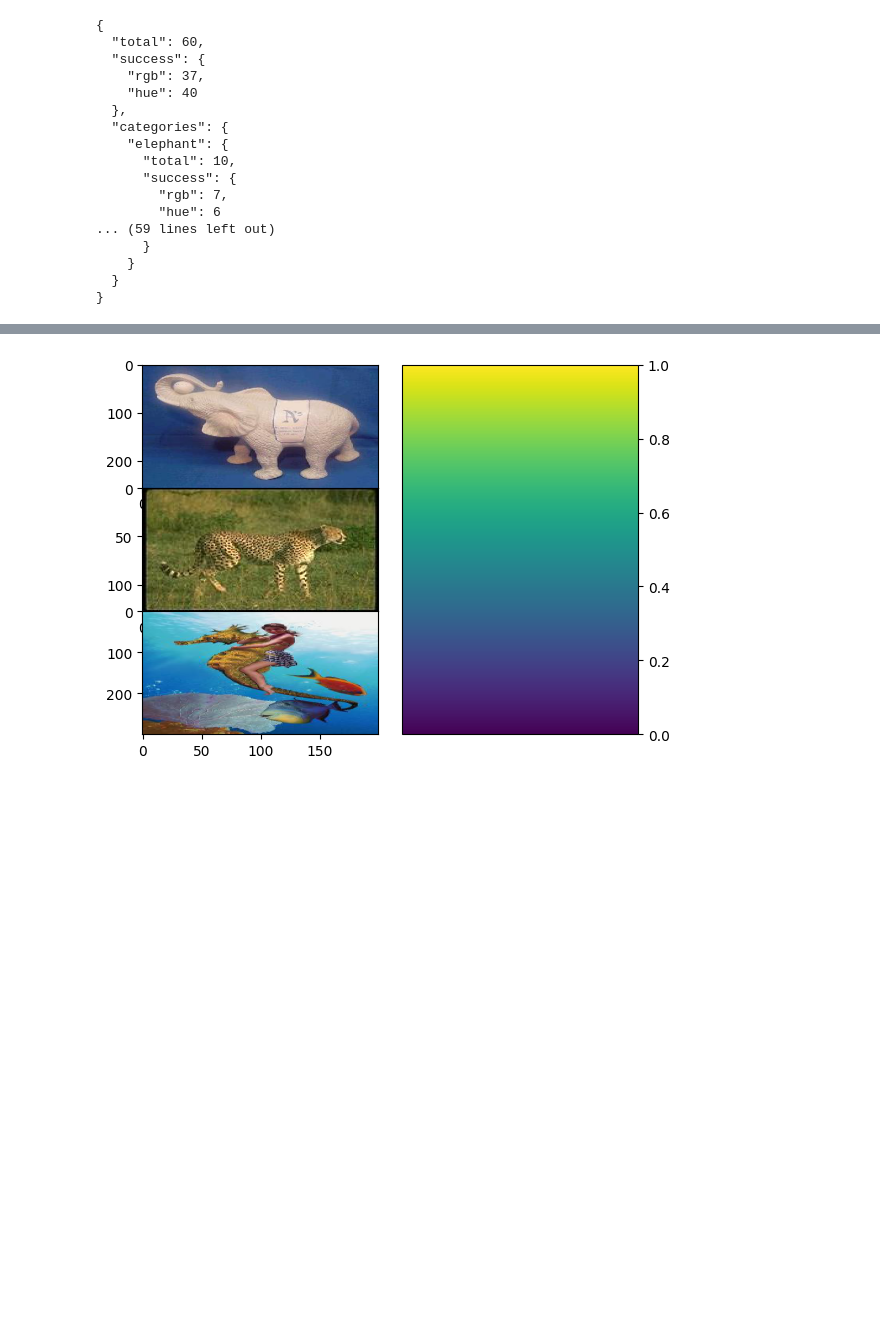
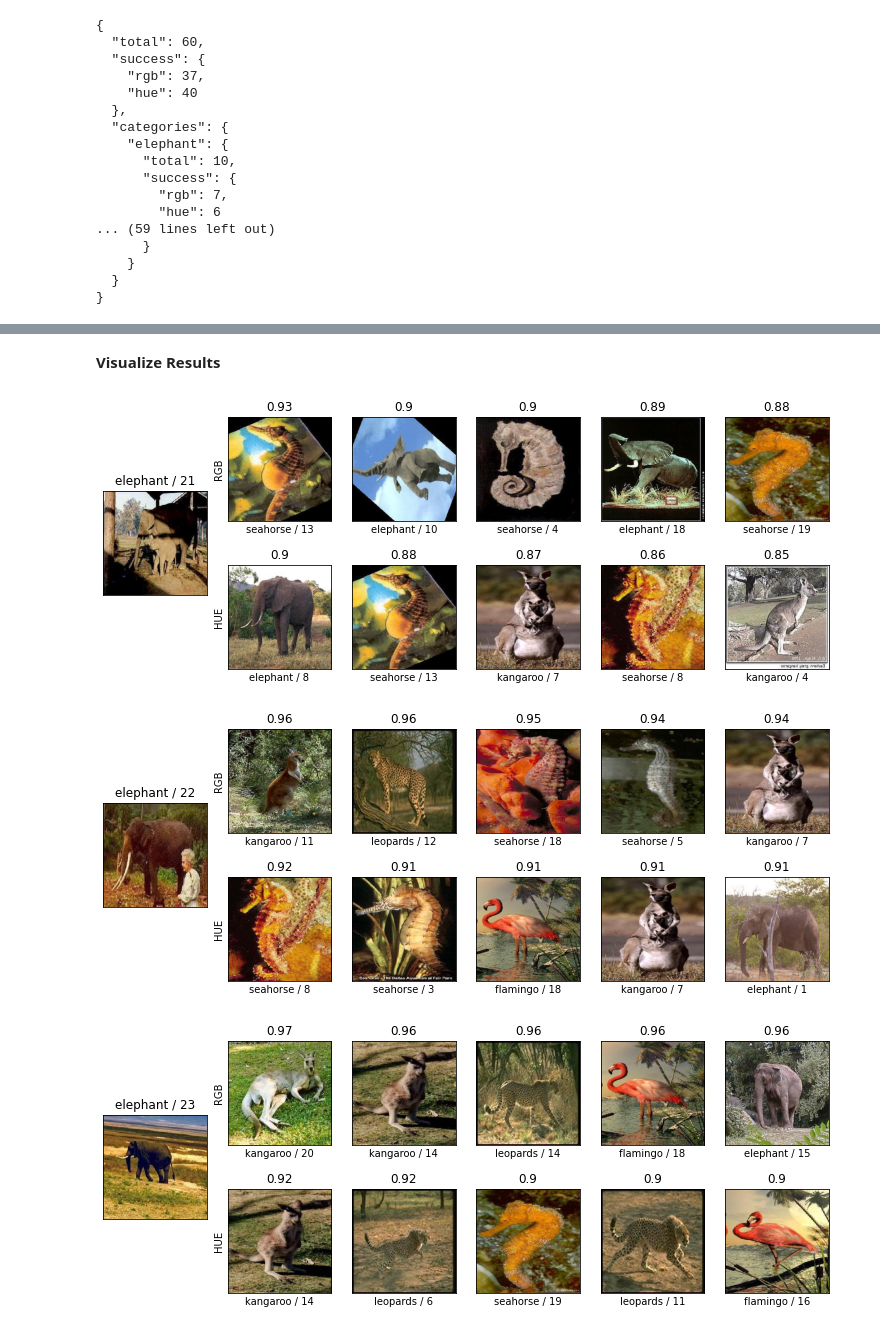
Before and after one commit to ramesaliyev/image-processing-101, a Jupyter notebook: projects/02_image_retrieval/solution/solution.ipynb, the cells around one changed output, grey strips where cells are left out. Saved outputs shown, nothing was run; the diff lists cells and outputs as text; code cells hidden in the pictures; blank space fills up the shorter version.

Commit message:
project2: complete result printing

```diff
--- a/projects/02_image_retrieval/solution/solution.ipynb
+++ b/projects/02_image_retrieval/solution/solution.ipynb
@@ -310,22 +279,46 @@ plt.show()
-# %%
-import matplotlib.pyplot as plt
-import numpy as np; np.random.seed(1)
-import matplotlib.gridspec as gridspec
-
-gs = gridspec.GridSpec(3, 2, width_ratios=[1,1])
-fig = plt.figure()
-fig.subplots_adjust(wspace=0.1, hspace=0)
-
-ims = [im1, im2, im3, im4]
-
-norm=plt.Normalize(0,1)
-for i in range(3):
-    ax = fig.add_subplot(gs[i,0])
-    im= ax.imshow(ims[i], norm=norm, aspect="auto")
-
-cax = fig.add_subplot(gs[:,1])
-fig.colorbar(im, cax=cax)
-
-plt.show()
-# %% [output]
-[figure, removed]
+# %% [markdown]
+**Visualize Results**
+# %%
+from PIL import Image
+import re
+
+plt.rcParams.update({'figure.max_open_warning': 0})
+
+def renderGridCell(pos, path, grid={}):
+    im = Image.open(path)
+    size = min(im.size)
+    im = im.resize((size, size), Image.ANTIALIAS)
+
+    ax = plt.subplot2grid((2, 6), pos, **grid)
+    ax.tick_params(bottom=False, labelbottom=False, left=False, labelleft=False)
+    ax.imshow(im)
+
+    if (pos == (0, 1)): ax.set_ylabel('RGB')
+    if (pos == (1, 1)): ax.set_ylabel('HUE')
+
+    return ax
+
+def parseTitle(item):
+    index = int(re.findall(r'\d+', item['path'])[0])
+    return f"{item['category']} / {index}"
+
+for result in results[0:5]:
+    fig = plt.figure()
+
+    ax = renderGridCell((0,0), result['path'], {'rowspan':2})
+    ax.set_title(parseTitle(result))
+
+    groups = ['rgb', 'hue']
+    for j, group in enumerate(groups):
+        subset = result[group]['results']
+        for i, item in enumerate(subset):
+            ax = renderGridCell((j, i + 1), item['path'])
+            ax.set_title(round(item[group], 2))
+            ax.set_xlabel(parseTitle(item))
+
+    fig.set_size_inches(13, 5)
+    plt.show()
+# %% [output]
+[figure, added]
+[figure, added]
+[figure, added]
```
Also changed, not shown: parts of 4 cells of this notebook.
